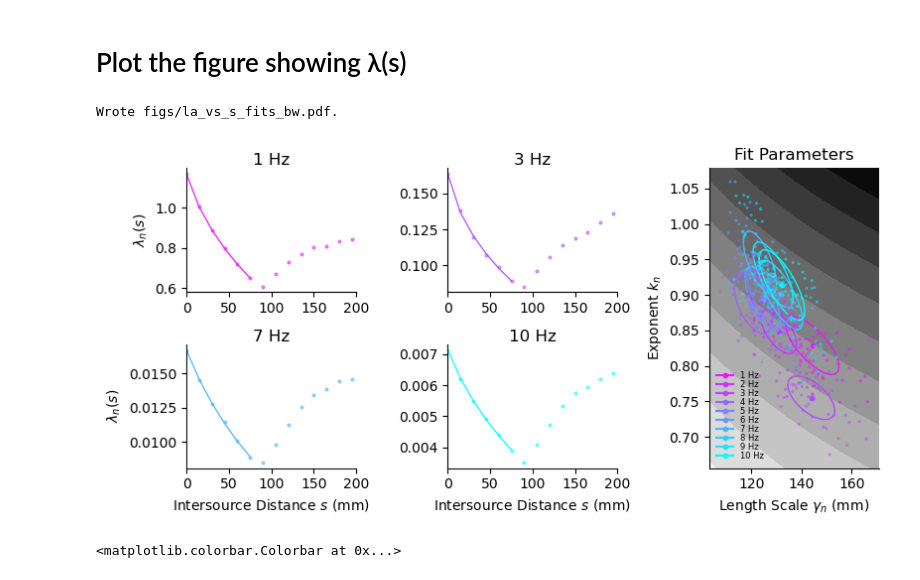
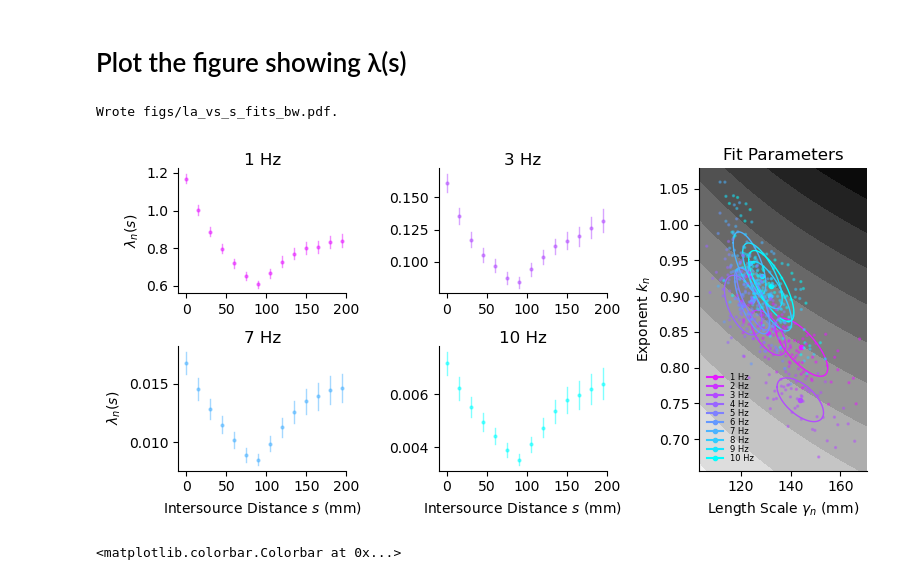
Before and after one commit to stootoon/fisher-plumes, a Jupyter notebook: make_figs.ipynb, the cells around one changed output. Drawn from its saved outputs; the diff is of its cells as text; code cells hidden in the pictures.

Commit message:
Updated la(s) fits figure to show bootstrap fits.

```diff
--- a/make_figs.ipynb
+++ b/make_figs.ipynb
@@ -254,17 +254,16 @@ Wrote figs/alap_fits_bw.pdf.
 # %%
 reload(fpft)
 reload(fpf)
 ax = fpf.plot_la_gen_fits_vs_distance(Fbw,
-                                      xl = (0,200), figsize=(8,4), legloc = 'right',
+                                      xl = (-10,200), figsize=(8,4), legloc = 'right',
                                       which_ifreqs = [1,3,7,10],
-                                      contours_dist = 1,
-                                      plot_overlay=False)
+                                      contours_dist = 1)
 [(axi.set_xticks(arange(0,201,50)), (i>1) and axi.set_xlabel("Intersource Distance $s$ (mm)")) for i, axi in enumerate(ax[:4])]
 file_name = f"figs/la_vs_s_fits_{name}.pdf"
 PLOT and (savefig(file_name, bbox_inches='tight'), print(f"Wrote {file_name}."));
 # %% [output]
 Wrote figs/la_vs_s_fits_bw.pdf.
-[figure, old version]
+[figure, new version]
 # %%
 K, Γ = meshgrid(linspace(0.75,0.95,101),linspace(110,150,201))
 sn = 1
```
Also changed, not shown: parts of 1 cell of this notebook, 2 other files.
